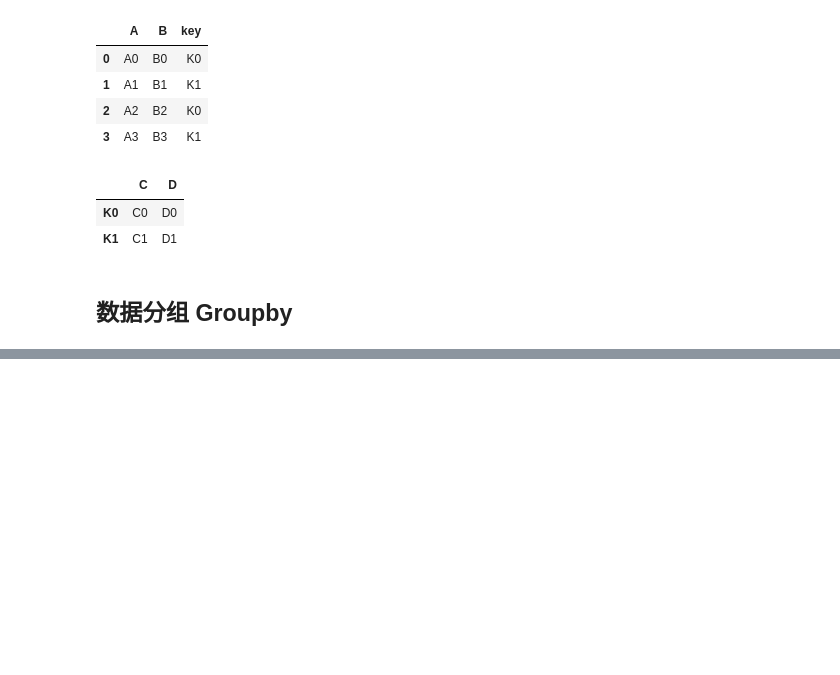
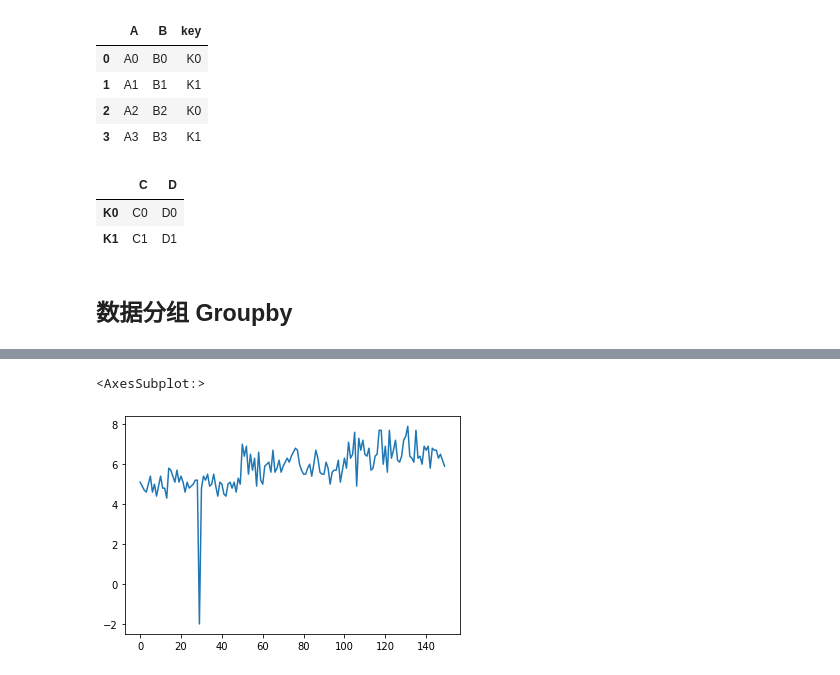
Before and after one commit to hdouhua/ml-in-action, a Jupyter notebook: day-day-up/pd.ipynb, the cells around one changed output, grey strips where cells are left out. Saved outputs shown, nothing was run; the diff lists cells and outputs as text; code cells hidden in the pictures; blank space fills up the shorter version.

```diff
--- a/day-day-up/pd.ipynb
+++ b/day-day-up/pd.ipynb
@@ -1542,0 +2071,7 @@ right
+# %%
+# 也可以绘制单项数据
+
+df1["sepal length"].plot()
+# %% [output]
+<AxesSubplot:>
+[figure, added]
```
Also changed, not shown: parts of 89 cells of this notebook, 2 other files.
